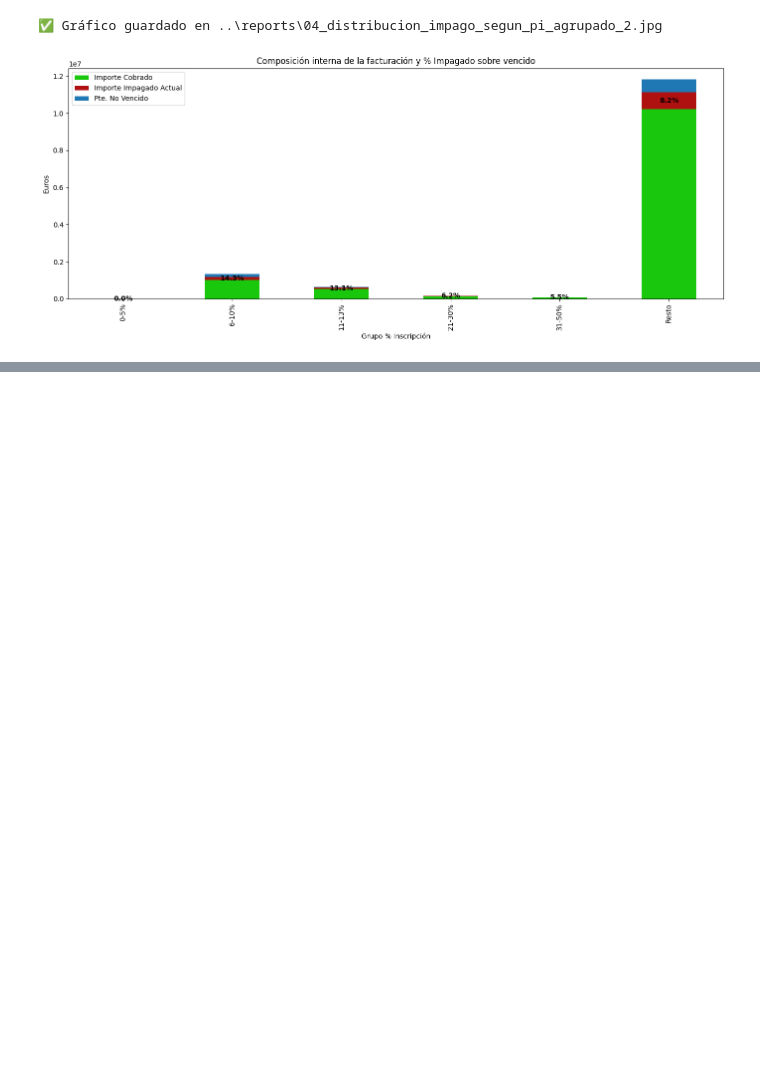
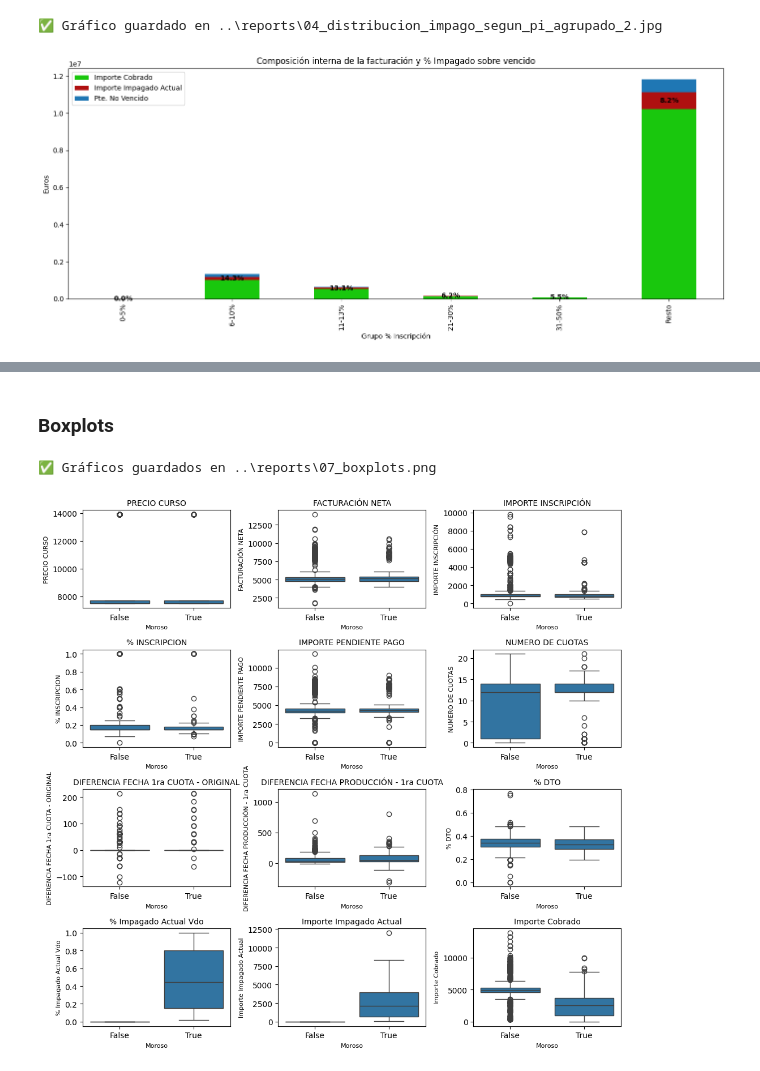
Before and after one commit to clorofilo/prediccion-morosidad, a Jupyter notebook: notebooks/01_eda.ipynb, the cells around one changed output, grey strips where cells are left out. Drawn from its saved outputs; the diff is of its cells as text; code cells hidden in the pictures; blank space fills up the shorter version.

```diff
--- a/notebooks/01_eda.ipynb
+++ b/notebooks/01_eda.ipynb
@@ -460,0 +750,14 @@ df_result_agg_2 = plot_facturacion_custom(df_convo_deuda,agrupar_tramo_2,
+# %% [markdown]
+### Boxplots
+# %%
+boxplots_numericas_vs_objetivo(
+    df_convo_deuda,
+    target_col="Moroso",
+    output_path= os.path.join(path_reports,"07_boxplots.png"),
+    max_cols=3,
+    width=3.5,
+    height=2.5
+)
+# %% [output]
+✅ Gráficos guardados en ..\reports\07_boxplots.png
+[figure, added]
```
Also changed, not shown: parts of 18 cells of this notebook, 8 other files.
